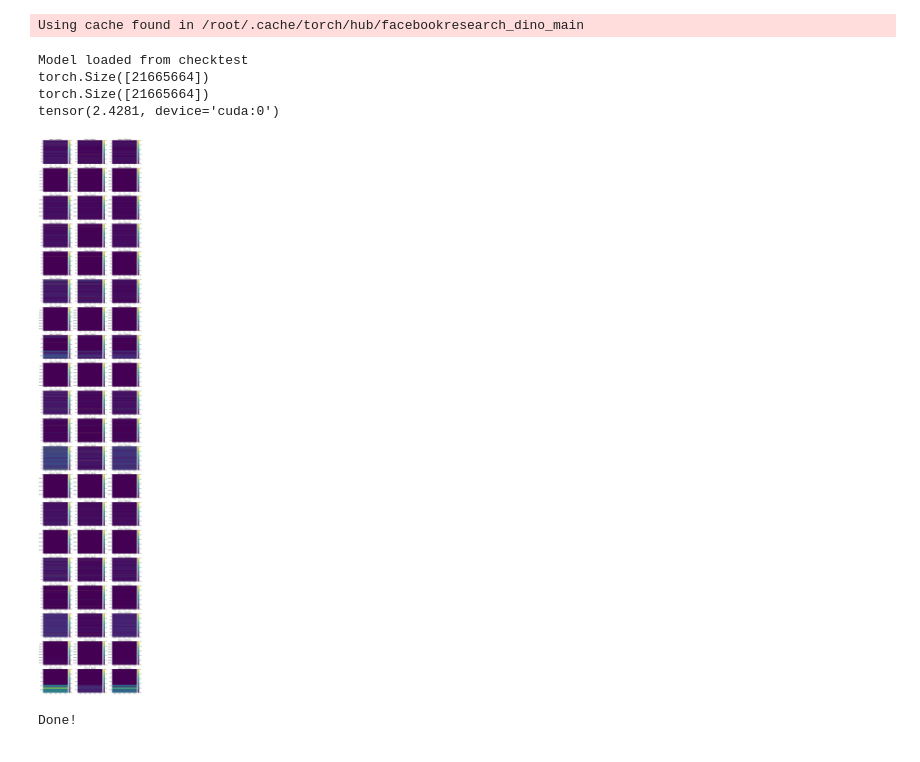
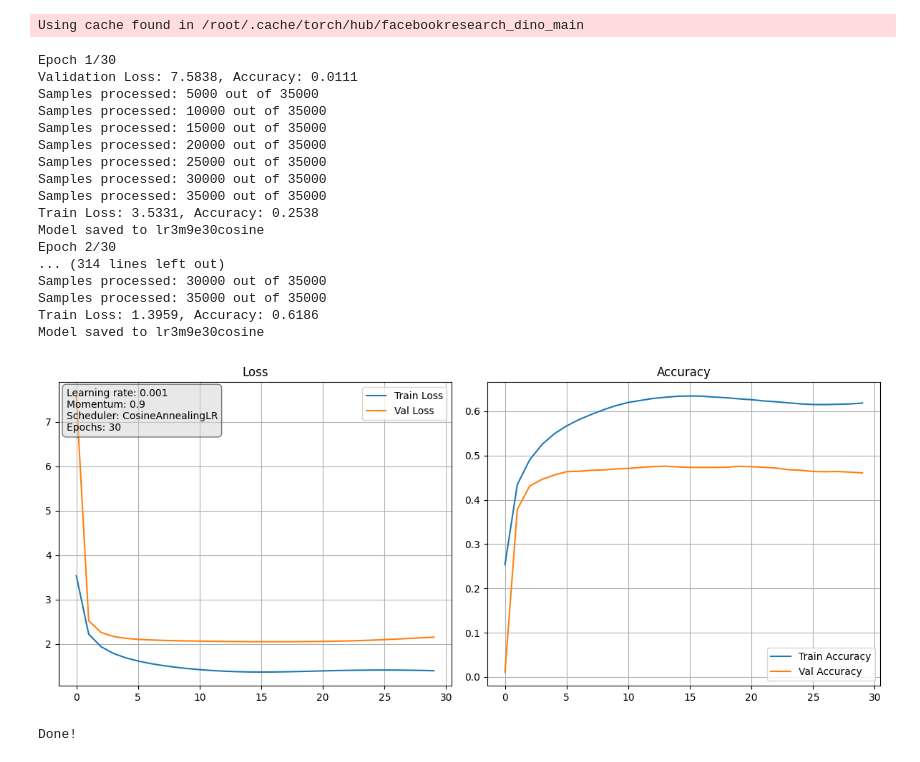
Before and after one commit to aWolander/google-colab, a Jupyter notebook: Federated Learning.ipynb, the cells around one changed output. Saved outputs shown, nothing was run; the diff lists cells and outputs as text; code cells hidden in the pictures.

```diff
--- a/Federated Learning.ipynb
+++ b/Federated Learning.ipynb
@@ -738,50 +681,68 @@ Questions:
     - are the results reasonable?
     - Batch normalization?
     - The aldready implemented normalization?
+
+Personal contribution:
+    - Quantization
+    - Normalising parameters. they get very large. dont know why
+    - could be done layer by layer so that a roughly even amount of parameters
+        get pruned
+    - sharing gradient mask
 '''
+
+
 #torch.cuda.empty_cache()
 
 def FL_test():
     FL = FL_server(K, filepath="test_FLmodel").to(device)
     FL.FedAvg(split_train_dataloader_iid, 1, validate_dataloader=validate_dataloader, filepath="test_FLmodel")
     FL.test_model(test_dataloader)
 
 def single_test():
-    model = DinoFullModel().to(device)
-    #for param in model.parameters():
-    #    print(param.shape)
-    #model.load_model(filepath="test_model.pt")
-    #model.plot_performance()
+    model = DinoFullModel(learning_rate=1e-3, momentum = 0.9,epochs = 30).to(device)
 
-    model.train_model(train_dataloader, validate_dataloader=validate_dataloader, filepath="test_model")
+    model.train_model(train_dataloader, validate_dataloader=validate_dataloader, filepath="lr3m9e30cosine")
     model.plot_performance()
     print("Done!")
 
 
 def finetune_test():
     model = DinoFullModel().to(device)
     #for param in model.parameters():
     #    print(param.shape)
     #model.plot_performance()
     model.epochs = 1
     model.finetune(train_dataloader, validate_dataloader=validate_dataloader, sparsity = 0.1)
     model.plot_score_heatmaps(show_difference=True)
     print("Done!")
 
 def finetune_batch_test():
     model = DinoFullModel().to(device)
     model.epochs=0
     model.rounds = 4
     model.finetune(train_dataloader, validate_dataloader=validate_dataloader, sparsity = 0.1, use_batched=True, filepath="checktest")
 
     #model.plot_score_heatmaps(max_tensors = 20)
     print("Done!")
-finetune_batch_test()
+single_test()
 # %% [output]
 Using cache found in /root/.cache/torch/hub/facebookresearch_dino_main
-Model loaded from checktest
-torch.Size([21665664])
-torch.Size([21665664])
-tensor(2.4281, device='cuda:0')
+Epoch 1/30
+Validation Loss: 7.5838, Accuracy: 0.0111
+Samples processed: 5000 out of 35000
+Samples processed: 10000 out of 35000
+Samples processed: 15000 out of 35000
+Samples processed: 20000 out of 35000
+Samples processed: 25000 out of 35000
+Samples processed: 30000 out of 35000
+Samples processed: 35000 out of 35000
+Train Loss: 3.5331, Accuracy: 0.2538
+Model saved to lr3m9e30cosine
+Epoch 2/30
+... (314 lines left out)
+Samples processed: 30000 out of 35000
+Samples processed: 35000 out of 35000
+Train Loss: 1.3959, Accuracy: 0.6186
+Model saved to lr3m9e30cosine
-[figure, old version]
+[figure, new version]
 Done!
```
Also changed, not shown: parts of 2 cells of this notebook.
